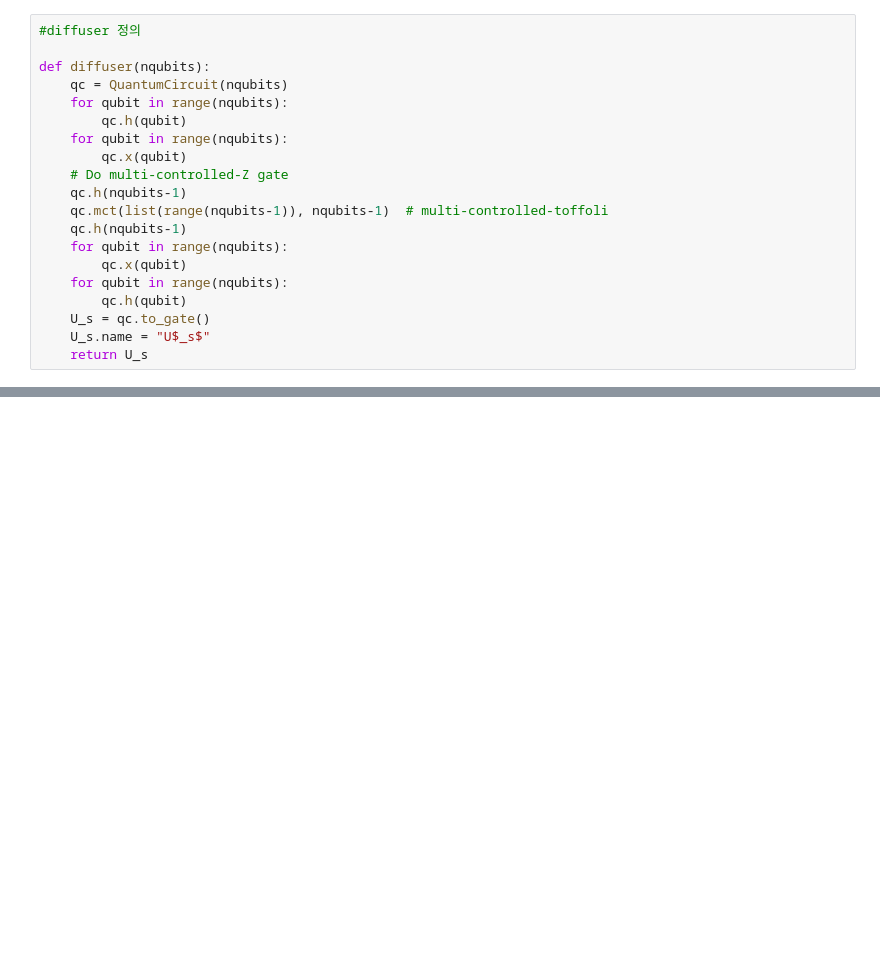
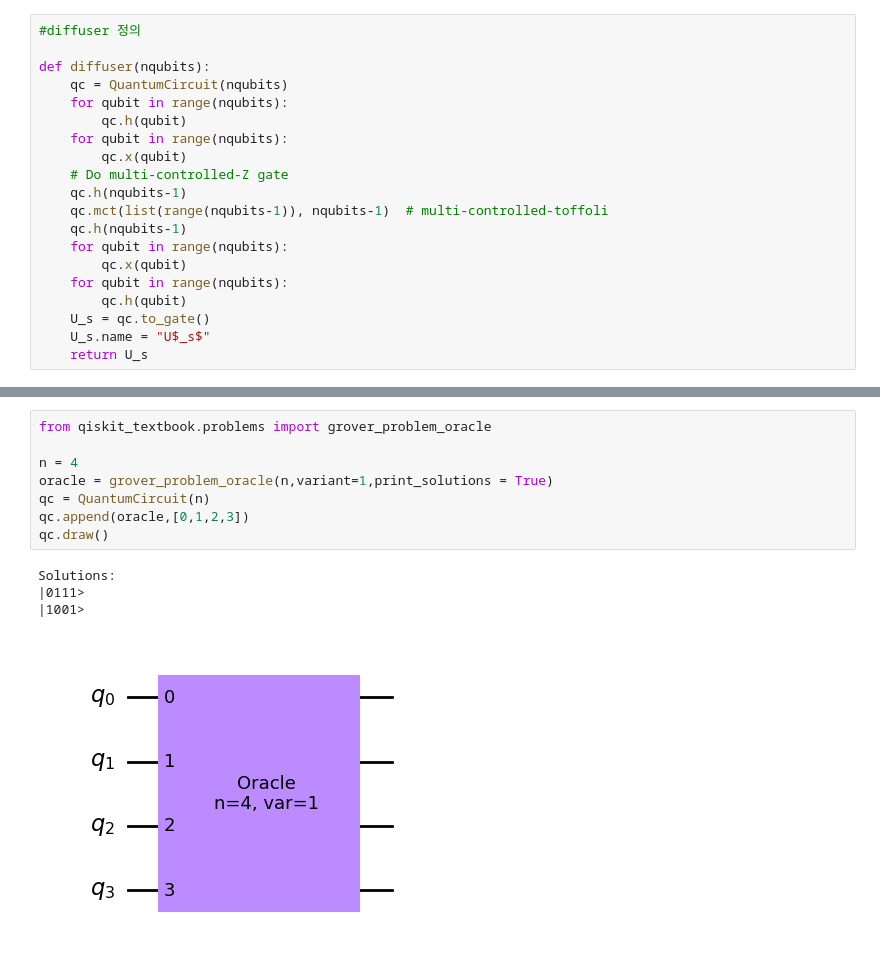
Before and after one commit to dmridmrir/quantum-computing, a Jupyter notebook: groversAlgorithm.ipynb, the cells around one changed output, grey strips where cells are left out. Saved outputs shown, nothing was run; the diff lists cells and outputs as text; blank space fills up the shorter version.

```diff
--- a/groversAlgorithm.ipynb
+++ b/groversAlgorithm.ipynb
@@ -152,0 +208,13 @@ grover_circuit.draw()
+# %%
+from qiskit_textbook.problems import grover_problem_oracle
+
+n = 4
+oracle = grover_problem_oracle(n,variant=1,print_solutions = True)
+qc = QuantumCircuit(n)
+qc.append(oracle,[0,1,2,3])
+qc.draw()
+# %% [output]
+Solutions:
+|0111>
+|1001>
+[figure, added]
```
Also changed, not shown: parts of 23 cells of this notebook.
